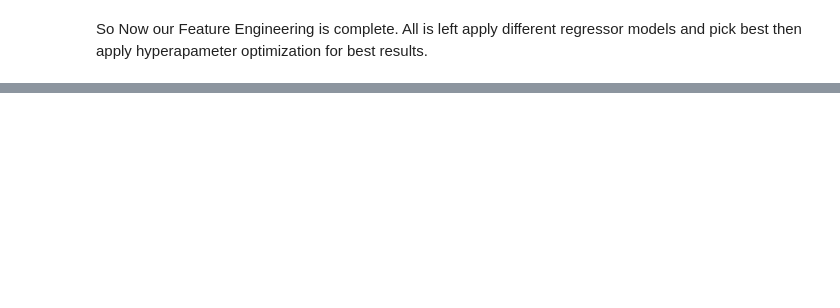
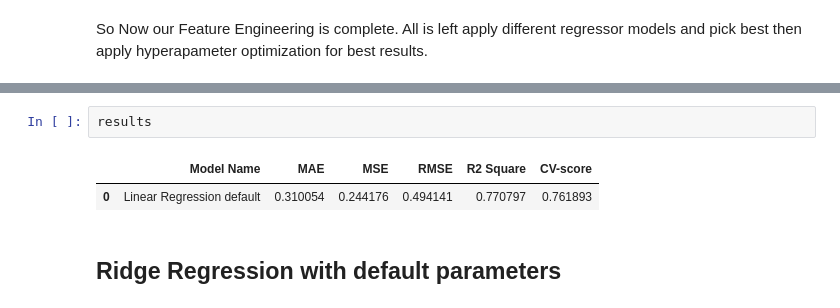
Before and after one commit to ikaushikpal/Insurance_Premium_Prediction, a Jupyter notebook: jNotebook Files/Insurance Premium Prediction.ipynb, the cells around one changed output, grey strips where cells are left out. Drawn from its saved outputs; the diff is of its cells as text; blank space fills up the shorter version.

```diff
--- a/jNotebook Files/Insurance Premium Prediction.ipynb
+++ b/jNotebook Files/Insurance Premium Prediction.ipynb
@@ -750,0 +919,7 @@ So Now our Feature Engineering is complete. All is left apply different regresso
+# %%
+results
+# %% [output]
+|  | Model Name | MAE | MSE | RMSE | R2 Square | CV-score |
+| 0 | Linear Regression default | 0.310054 | 0.244176 | 0.494141 | 0.770797 | 0.761893 |
+# %% [markdown]
+## Ridge Regression with default parameters
```
Also changed, not shown: parts of 57 cells of this notebook.
